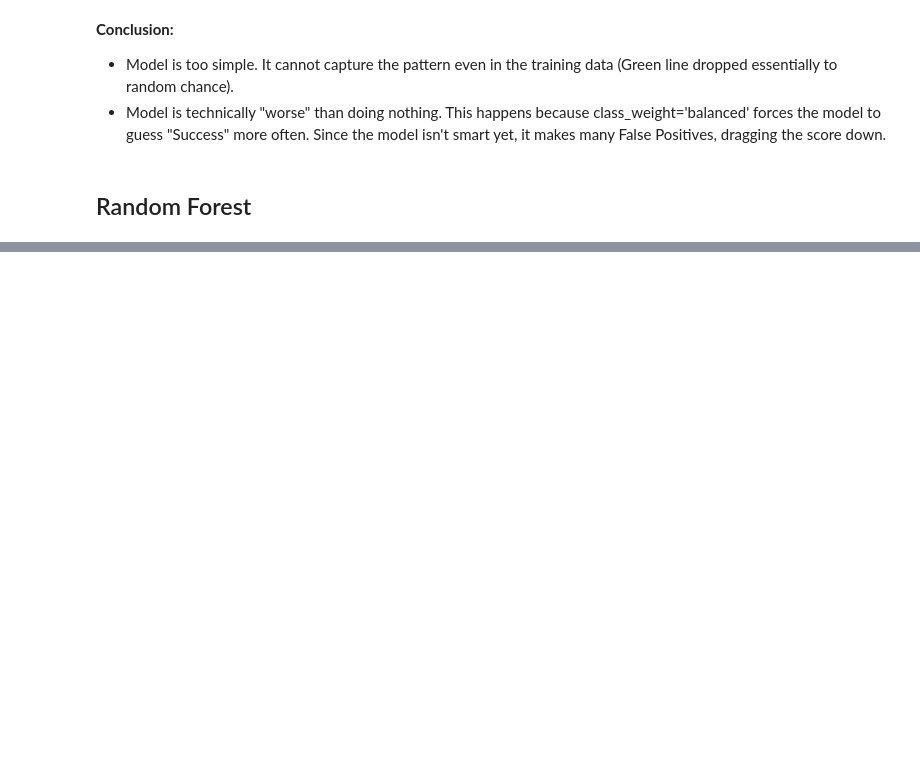
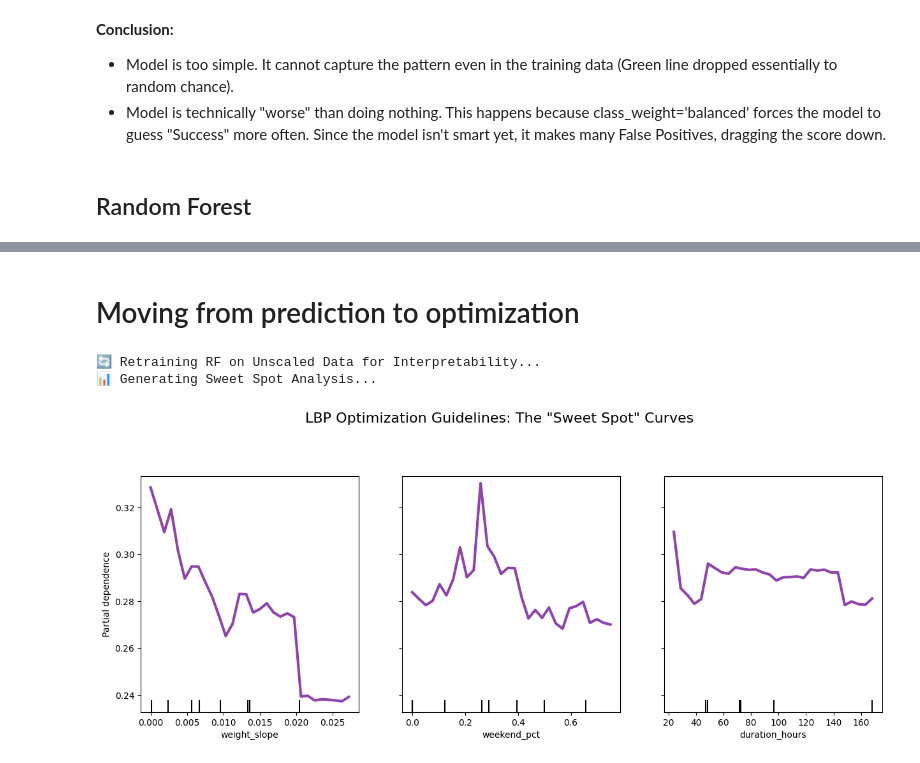
Before and after one commit to kaiquevalentim/fair-launch-analytics, a Jupyter notebook: model_development/logistic_regression_&_random_forest.ipynb, the cells around one changed output, grey strips where cells are left out. Drawn from its saved outputs; the diff is of its cells as text; code cells hidden in the pictures; blank space fills up the shorter version.

```diff
--- a/model_development/logistic_regression_&_random_forest.ipynb
+++ b/model_development/logistic_regression_&_random_forest.ipynb
@@ -312,0 +179,77 @@ Passing `palette` without assigning `hue` is deprecated and will be removed in v
+# %% [markdown]
+# Moving from prediction to optimization
+# %%
+INPUT_FILE = "../media/ML/training_dataset.csv"  # The raw merged file (Unscaled)
+
+# ==============================================================================
+# 1. PREPARE DATA (UNSCALED)
+# ==============================================================================
+def load_unscaled_data():
+    df = pd.read_csv(INPUT_FILE)
+
+    # Drop redundant columns (Reserve weights)
+    cols_to_drop = ['start_weight_reserve', 'end_weight_reserve', 'pool_address']
+    df = df.drop(columns=[c for c in cols_to_drop if c in df.columns])
+
+    # Cap outliers (just to keep graphs clean)
+    # We clip Duration at 168h (1 week) because rarely LBPs go longer
+    if 'duration_hours' in df.columns:
+        df['duration_hours'] = np.clip(df['duration_hours'], 12, 168)
+
+    # One-Hot Encode Chain
+    df = pd.get_dummies(df, columns=['chain'], prefix='chain', dtype=int)
+
+    # Split X and y
+    target_col = 'final_success_score'
+    X = df.drop(columns=[target_col])
+    y = df[target_col]
+
+    return X, y
+
+# ==============================================================================
+# 2. GENERATE PARTIAL DEPENDENCE PLOTS
+# ==============================================================================
+def plot_sweet_spots():
+    print("🔄 Retraining RF on Unscaled Data for Interpretability...")
+    X, y = load_unscaled_data()
+
+    # Train RF (Same parameters as before)
+    model = RandomForestRegressor(
+        n_estimators=200, max_depth=10, min_samples_split=5,
+        random_state=42, n_jobs=-1
+    )
+    model.fit(X, y)
+
+    print("📊 Generating Sweet Spot Analysis...")
+
+    # Features to Analyze (The Top 3 from your Importance Plot)
+    features_to_plot = [
+        'weight_slope',  # Velocity
+        'weekend_pct',   # Timing
+        'duration_hours' # Time Window
+    ]
+
+    # Create the Plot
+    fig, ax = plt.subplots(figsize=(15, 5))
+    display = PartialDependenceDisplay.from_estimator(
+        model,
+        X,
+        features_to_plot,
+        kind="average", # Shows the trend
+        n_jobs=-1,
+        grid_resolution=30,
+        ax=ax,
+        line_kw={"color": "#8e44ad", "linewidth": 3}
+    )
+
+    # Formatting
+    fig.suptitle('LBP Optimization Guidelines: The "Sweet Spot" Curves', fontsize=16, y=1.05)
+    plt.subplots_adjust(top=0.85)
+    plt.show()
+
+if __name__ == "__main__":
+    plot_sweet_spots()
+# %% [output]
+🔄 Retraining RF on Unscaled Data for Interpretability...
+📊 Generating Sweet Spot Analysis...
+[figure, added]
```
Also changed, not shown: parts of 12 cells of this notebook, 1 other file.
